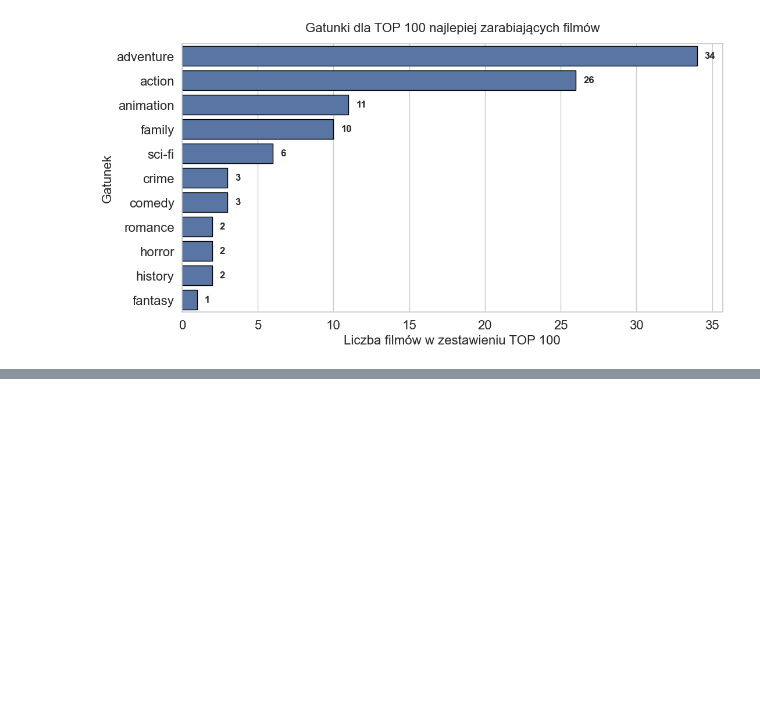
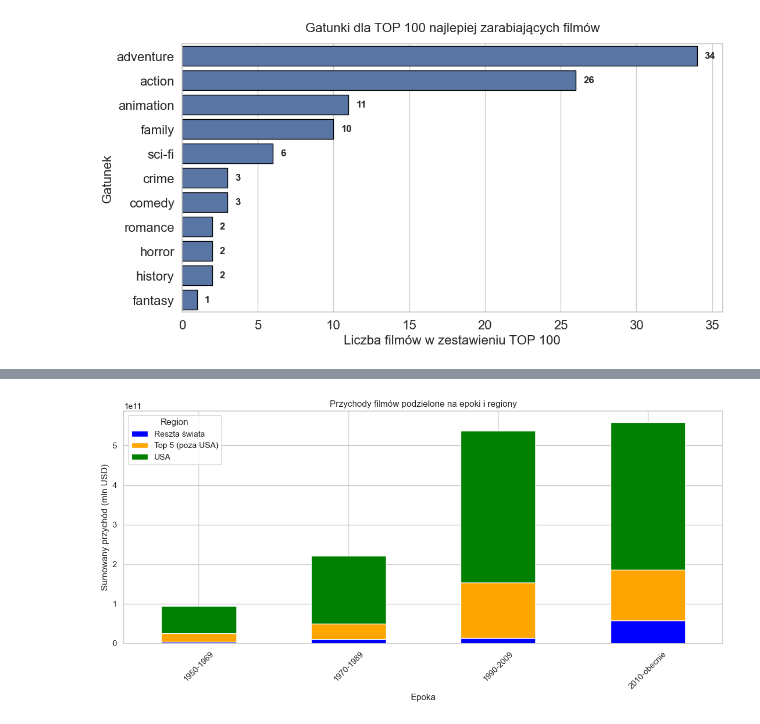
Before and after one commit to olkat12/Data_Exploration, a Jupyter notebook: data-visualization/first_data_analisys.ipynb, the cells around one changed output, grey strips where cells are left out. Saved outputs shown, nothing was run; the diff lists cells and outputs as text; code cells hidden in the pictures; blank space fills up the shorter version.

```diff
--- a/data-visualization/first_data_analisys.ipynb
+++ b/data-visualization/first_data_analisys.ipynb
@@ -575,0 +656,23 @@ plt.show()
+# %%
+df = data.copy()
+df['kategoria'] = 'Reszta świata'
+df.loc[df['origin_in_US']==1, 'kategoria'] = 'USA'
+df.loc[df['origin_in_top_5']==1, 'kategoria'] = 'Top 5 (poza USA)'
+
+sum_revenue = df.groupby(['epoka', 'kategoria'])['revenue_adjusted'].sum().reset_index()
+
+# Przygotowanie danych do wykresu
+pivot_df = sum_revenue.pivot(index='epoka', columns='kategoria', values='revenue_adjusted').fillna(0)
+
+# Wykres słupkowy
+pivot_df.plot(kind='bar', stacked=True, figsize=(12, 6), color=['blue', 'orange', 'green'])
+
+plt.title('Przychody filmów podzielone na epoki i regiony')
+plt.xlabel('Epoka')
+plt.ylabel('Sumowany przychód (mln USD)')
+plt.xticks(rotation=45)
+plt.legend(title='Region')
+plt.tight_layout()
+plt.show()
+# %% [output]
+[figure, added]
```
Also changed, not shown: parts of 46 cells of this notebook, 2 other files.
